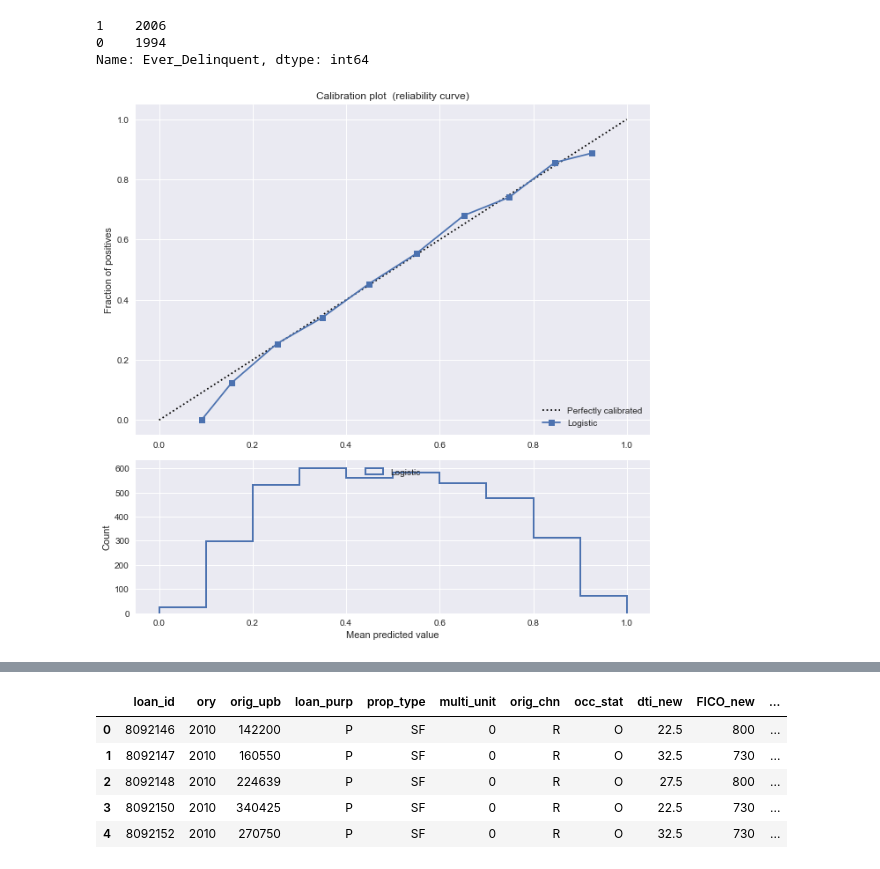
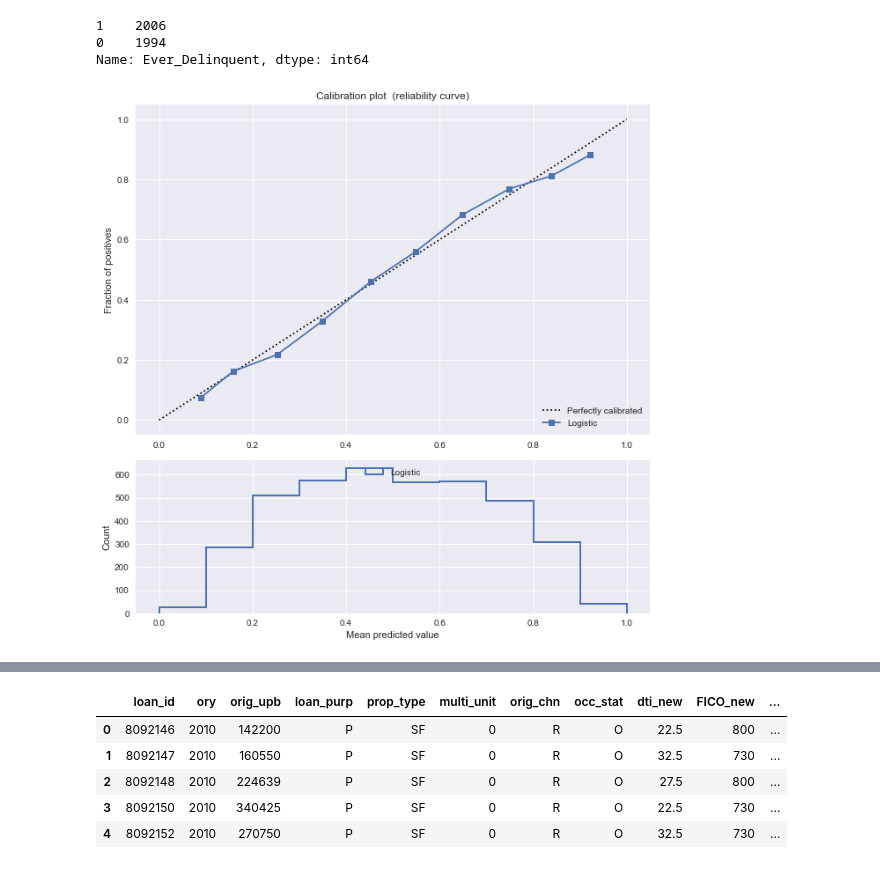
Before and after one commit to liuwanfei/Capstone-Projects, a Jupyter notebook: Loan Default Classification - Code Review V1.ipynb, the cells around one changed output, grey strips where cells are left out. Drawn from its saved outputs; the diff is of its cells as text; code cells hidden in the pictures.

```diff
--- a/Loan Default Classification - Code Review V1.ipynb
+++ b/Loan Default Classification - Code Review V1.ipynb
@@ -396,3 +398,19 @@ X_FICO = df_X_FICO.as_matrix()
+# %%
+# Create threshold list - here we use FICO as threshold model feature
+thresh_feature_ls = ['loan_id', 'FICO_new_650', 'FICO_new_670', 'FICO_new_690',
+                     'FICO_new_710', 'FICO_new_730', 'FICO_new_750',
+                     'FICO_new_770', 'FICO_new_790', 'FICO_new_800']
+
+# New feature list after creation of dummy variables
+feature_ls_new = ['loan_id'] + list(df_X_dummy.columns.values)
+
+# Model target list
+target = ['Ever_Delinquent']
+
+# Change the transformed dataframe to array
+X = df_model[feature_ls_new].as_matrix()
+X_thresh = df_model[thresh_feature_ls].as_matrix()
+y = df_model[target].as_matrix().ravel()
 # %%
 # Splitting the dataset into the Training set and Test set
 from sklearn.model_selection import train_test_split
@@ -430,7 +448,7 @@ names = []
 scoring = 'roc_auc'
 for name, model in models:
 	kfold = model_selection.KFold(n_splits=10, random_state=seed)
-	cv_results = model_selection.cross_val_score(model, X_train, y_train, cv=kfold, scoring=scoring)
+	cv_results = model_selection.cross_val_score(model, X_train[:, 1:], y_train, cv=kfold, scoring=scoring)
 	results.append(cv_results)
 	names.append(name)
 	msg = "%s: %f (%f)" % (name, cv_results.mean(), cv_results.std())
@@ -483,7 +501,7 @@ hyperparameters = dict(C=C, penalty=penalty)
 clf = GridSearchCV(lr, hyperparameters, cv=10, verbose=0)
 # %%
 # Fit grid search
-best_model = clf.fit(X_train, y_train)
+best_model = clf.fit(X_train[:, 1:], y_train)
 # %%
 # View best hyperparameters
 print('Best Penalty:', best_model.best_estimator_.get_params()['penalty'])
@@ -499,10 +517,10 @@ c = best_model.best_estimator_.get_params()['C']
 # %%
 # Use the best hyperparameter to finalize the model
 clf_final = LogisticRegression(penalty=penalty, C=c, random_state=0)
-clf_final.fit(X_train, y_train)
+clf_final.fit(X_train[:, 1:], y_train)
 
 # Predicting the Test set results
-y_pred = clf_final.predict(X_test)
+y_pred = clf_final.predict(X_test[:, 1:])
 # %%
 clf_final.coef_
 # %% [output]
@@ -600,40 +630,40 @@ Name: Ever_Delinquent, dtype: int64
 # %%
-# Plot calibration plot on the test set for selected logistic regression model
+# Plot calibration plot on the original balanced test set for logistic regression model
 
 from sklearn.calibration import CalibratedClassifierCV, calibration_curve
 
 plt.figure(figsize=(9, 9))
 ax1 = plt.subplot2grid((3, 1), (0, 0), rowspan=2)
 ax2 = plt.subplot2grid((3, 1), (2, 0))
 
 ax1.plot([0, 1], [0, 1], "k:", label="Perfectly calibrated")
-for clf, name in [(lr, 'Logistic')
+for clf_final, name in [(lr, 'Logistic')
                   ]:
-    clf.fit(X_test, y_test)
-    if hasattr(clf, "predict_proba"):
-        prob_pos = clf.predict_proba(X_test)[:, 1]
+    clf_final.fit(X_test[:, 1:] , y_test)
+    if hasattr(clf_final, "predict_proba"):
+        prob_pos = clf_final.predict_proba(X_test[:, 1:])[:, 1]
     else:  # use decision function
-        prob_pos = clf.decision_function(X_test)
+        prob_pos = clf_final.decision_function(X_test[:, 1:])
         prob_pos = \
             (prob_pos - prob_pos.min()) / (prob_pos.max() - prob_pos.min())
     fraction_of_positives, mean_predicted_value = \
         calibration_curve(y_test, prob_pos, n_bins=10)
 
     ax1.plot(mean_predicted_value, fraction_of_positives, "s-",
              label="%s" % (name, ))
 
     ax2.hist(prob_pos, range=(0, 1), bins=10, label=name,
              histtype="step", lw=2)
 
 ax1.set_ylabel("Fraction of positives")
 ax1.set_ylim([-0.05, 1.05])
 ax1.legend(loc="lower right")
 ax1.set_title('Calibration plot  (reliability curve)')
 
 ax2.set_xlabel("Mean predicted value")
 ax2.set_ylabel("Count")
 ax2.legend(loc="upper center", ncol=2)
 
 plt.tight_layout()
 # %% [output]
-[figure, old version]
+[figure, new version]
```
Also changed, not shown: parts of 47 cells of this notebook.
